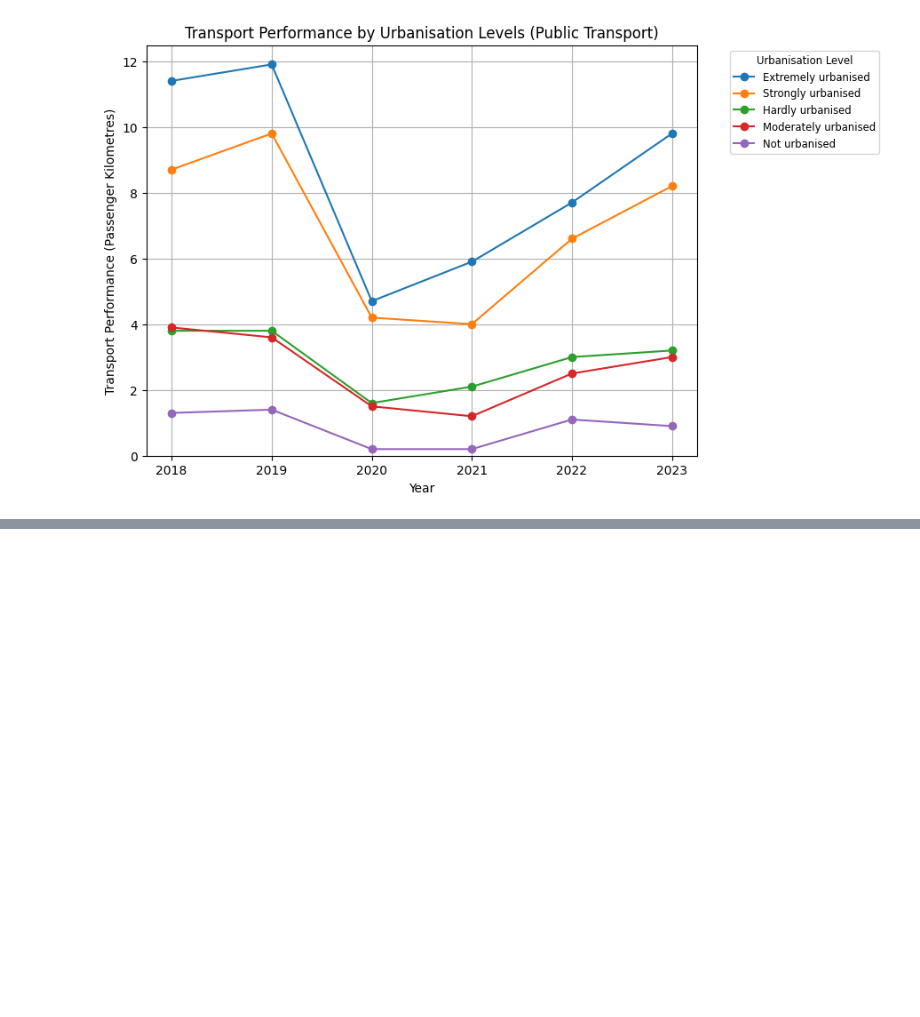
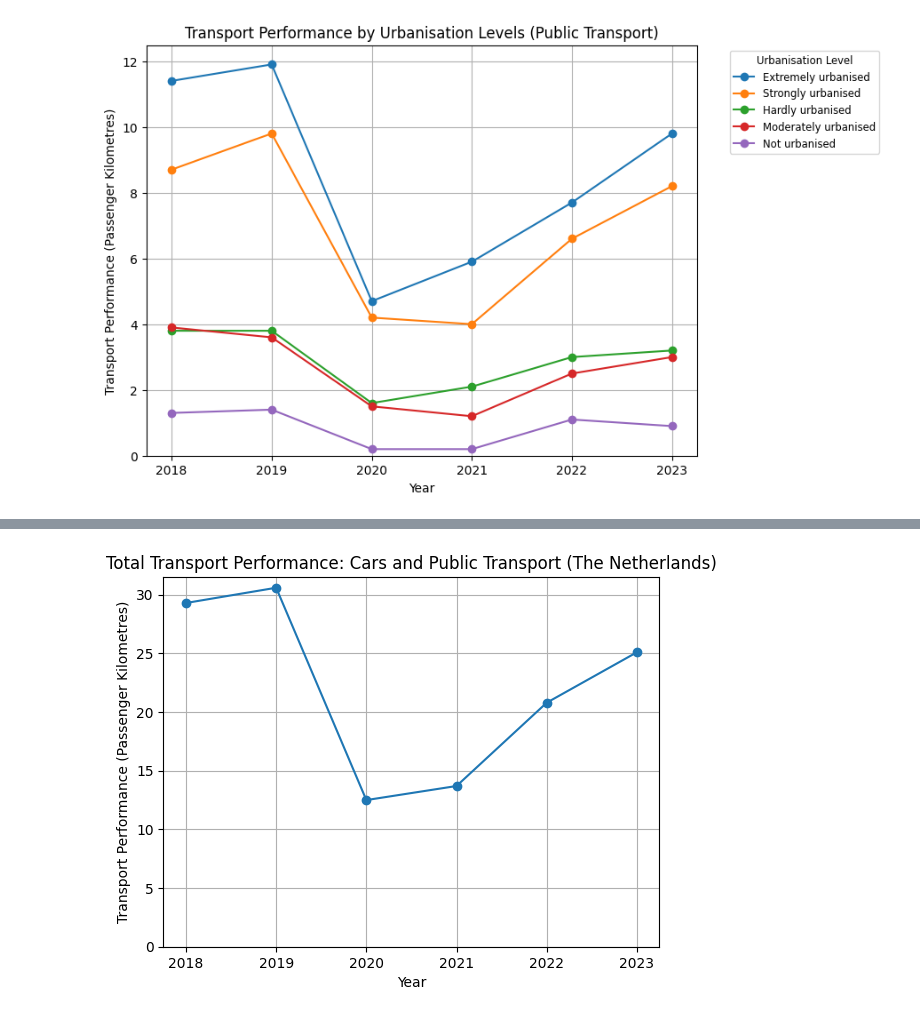
Before and after one commit to xeniaklimova/transport_dynamics, a Jupyter notebook: data_analysis.ipynb, the cells around one changed output, grey strips where cells are left out. Saved outputs shown, nothing was run; the diff lists cells and outputs as text; code cells hidden in the pictures; blank space fills up the shorter version.

```diff
--- a/data_analysis.ipynb
+++ b/data_analysis.ipynb
@@ -214,0 +290,17 @@ plt.show()
+# %%
+plt.plot(
+    combined_performance[combined_performance['Region characteristics'] == 'The Netherlands']['Periods'],
+    combined_performance[combined_performance['Region characteristics'] == 'The Netherlands']['Transport performance (billion passenger kilometres )'],
+    marker='o',
+    linestyle='-',
+
+)
+
+plt.title('Total Transport Performance: Cars and Public Transport (The Netherlands)')
+plt.xlabel('Year')
+plt.ylabel('Transport Performance (Passenger Kilometres)')
+plt.ylim(0)
+plt.grid()
+plt.show()
+# %% [output]
+[figure, added]
```
Also changed, not shown: parts of 1 cell of this notebook.
